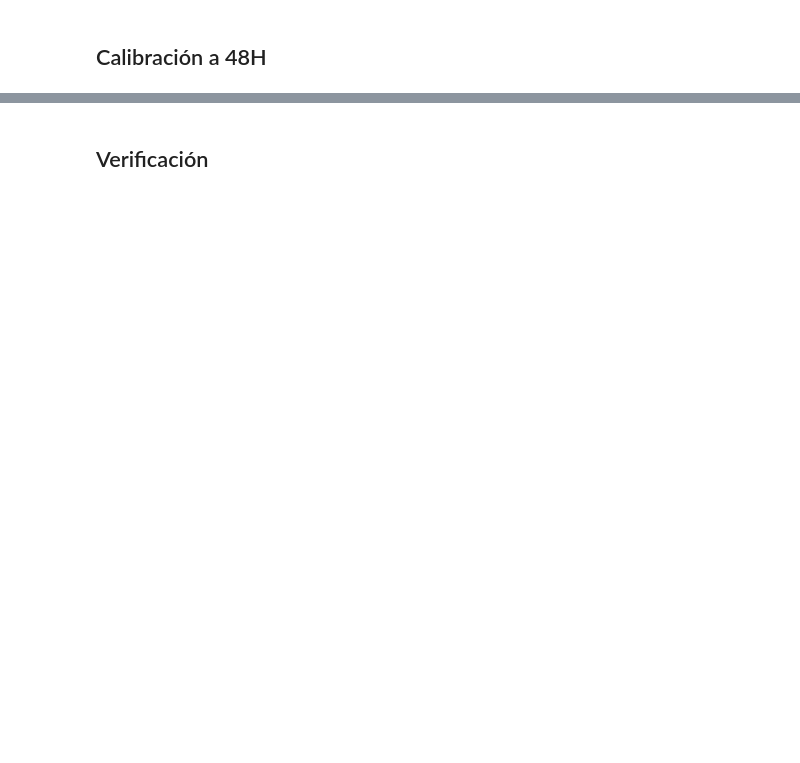
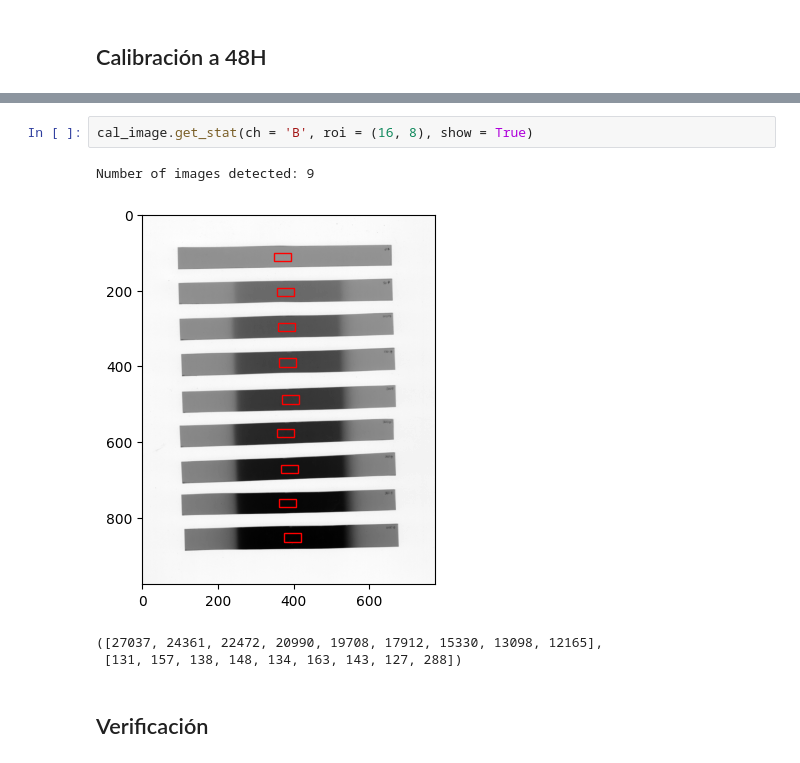
Before and after one commit to LuisOlivaresJ/Dosepy, a Jupyter notebook: src/Dosepy/tools/Cal48H_14DIC23.ipynb, the cells around one changed output, grey strips where cells are left out. Saved outputs shown, nothing was run; the diff lists cells and outputs as text; blank space fills up the shorter version.

```diff
--- a/src/Dosepy/tools/Cal48H_14DIC23.ipynb
+++ b/src/Dosepy/tools/Cal48H_14DIC23.ipynb
@@ -24,4 +22,11 @@ Base mean pixel: [42015]
 <Axes: xlabel='Optical density', ylabel='Dose'>
+# %%
+cal_image.get_stat(ch = 'B', roi = (16, 8), show = True)
+# %% [output]
+Number of images detected: 9
+[figure, added]
+([27037, 24361, 22472, 20990, 19708, 17912, 15330, 13098, 12165],
+ [131, 157, 138, 148, 134, 163, 143, 127, 288])
 # %% [markdown]
 ## Verificación
 # %%
```
Also changed, not shown: parts of 6 cells of this notebook, 2 other files.
